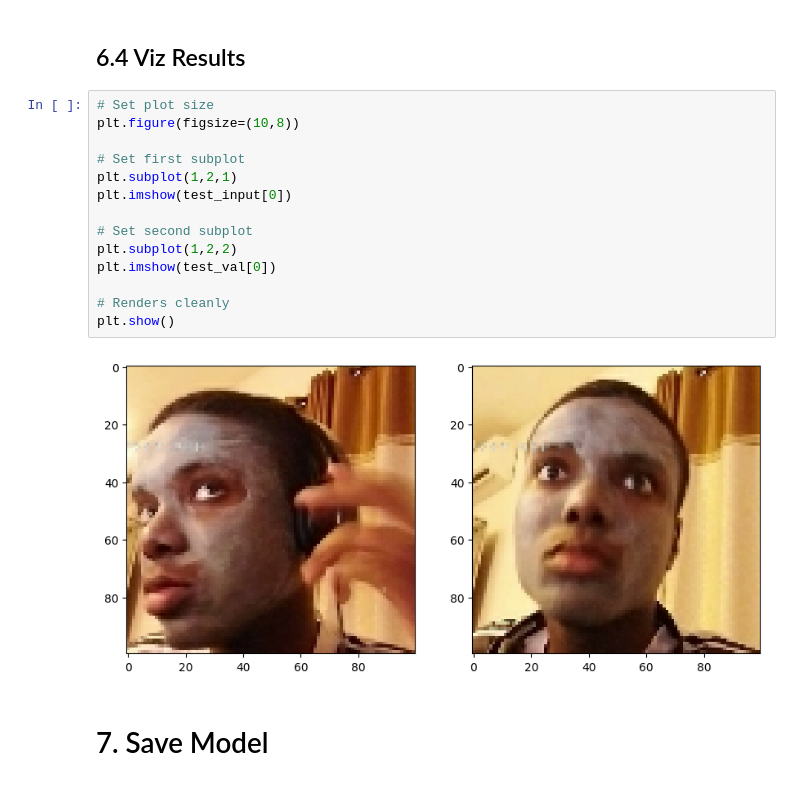
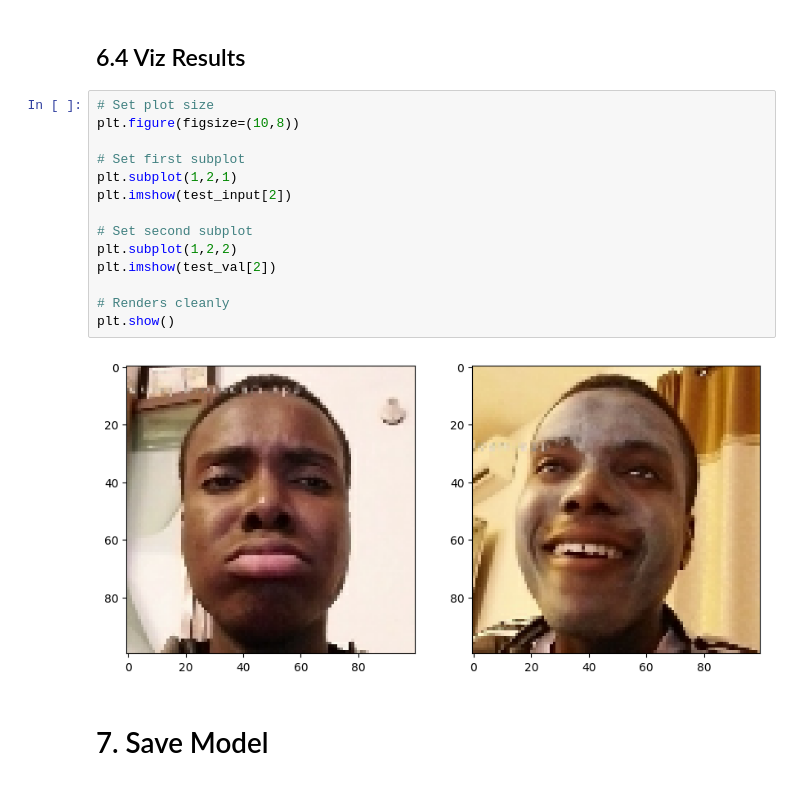
Before and after one commit to kaldem827/facial_recognition_app, a Jupyter notebook: facial recognition.ipynb, the cells around one changed output. Cells and saved outputs as stored; diff of their text form.

```diff
--- a/facial recognition.ipynb
+++ b/facial recognition.ipynb
@@ -447,19 +456,19 @@ m.result().numpy()
 # %%
 # Set plot size
 plt.figure(figsize=(10,8))
 
 # Set first subplot
 plt.subplot(1,2,1)
-plt.imshow(test_input[0])
+plt.imshow(test_input[2])
 
 # Set second subplot
 plt.subplot(1,2,2)
-plt.imshow(test_val[0])
+plt.imshow(test_val[2])
 
 # Renders cleanly
 plt.show()
 # %% [output]
-[figure, old version]
+[figure, new version]
 # %% [markdown]
 # 7. Save Model
 # %%
```
Also changed, not shown: parts of 20 cells of this notebook, 14 other files.
